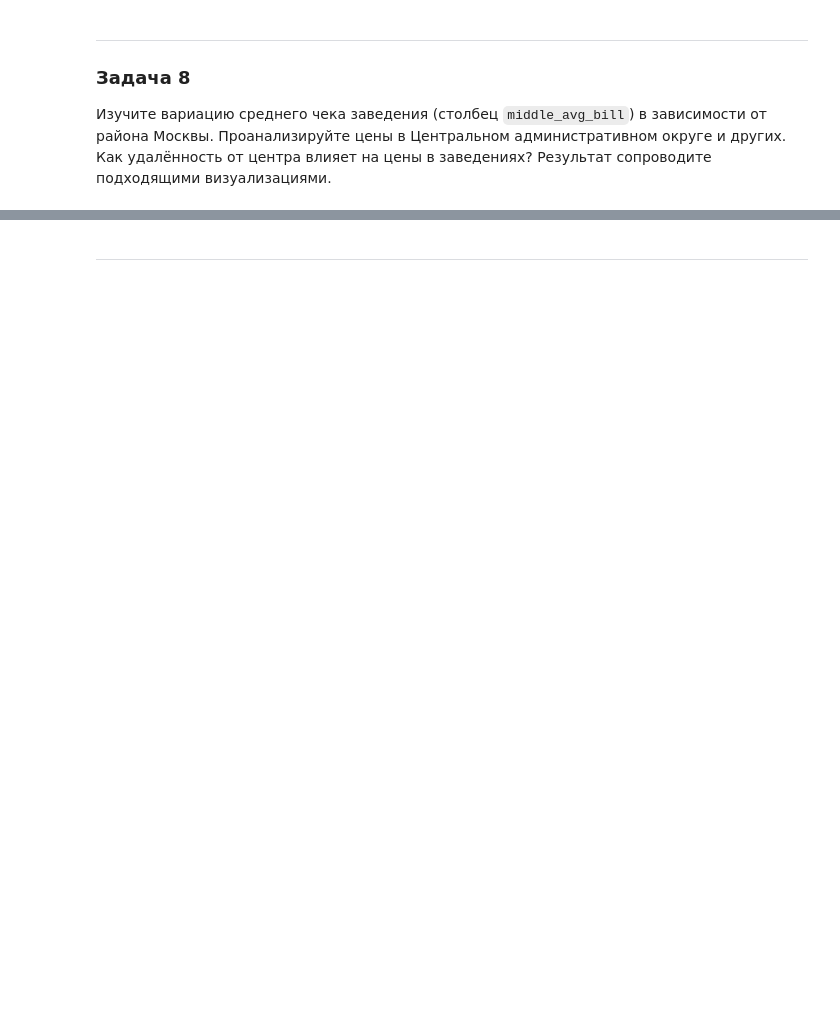
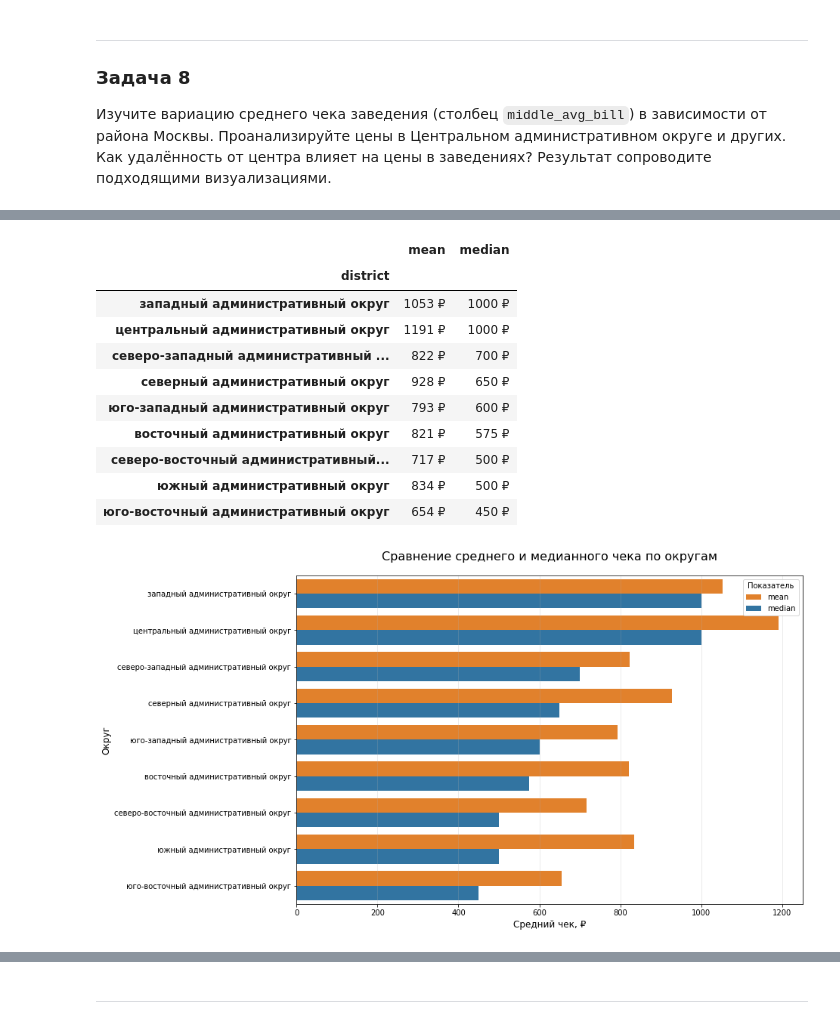
Before and after one commit to alexf2/yp_data_science_tasks, a Jupyter notebook: sprint7_pandas/sprint7_project_new.ipynb, the cells around one changed output, grey strips where cells are left out. Cells and saved outputs as stored; diff of their text form; code cells hidden in the pictures; blank space fills up the shorter version.

```diff
--- a/sprint7_pandas/sprint7_project_new.ipynb
+++ b/sprint7_pandas/sprint7_project_new.ipynb
@@ -1209,0 +1474,49 @@ plt.show()
+# %%
+districts_stats = rest_df.groupby('district')['middle_avg_bill'].agg(['mean', 'median'])
+
+# Сортируем по медиане для наглядности (самые дорогие округа вверху)
+districts_stats = districts_stats.sort_values(by='median', ascending=False)
+
+# Форматируем для красивого вывода (округляем и добавляем знак ₽)
+styled_districts = districts_stats.style.format({
+    'mean': '{:.0f} ₽',
+    'median': '{:.0f} ₽'
+})
+
+display(styled_districts)
+
+plot_data = districts_stats.reset_index()
+
+plt.figure(figsize=(12, 8))
+
+# Используем метод melt, чтобы превратить mean и median в одну колонку для seaborn
+plot_data_melted = plot_data.melt(id_vars='district', var_name='stat_type', value_name='value')
+
+sns.barplot(
+    data=plot_data_melted,
+    x='value',
+    y='district',
+    hue='stat_type',
+    palette={'mean': '#ff7f0e', 'median': '#1f77b4'} # Оранжевый для среднего, синий для медианы
+)
+
+plt.title('Сравнение среднего и медианного чека по округам', fontsize=16, pad=20)
+plt.xlabel('Средний чек, ₽', fontsize=12)
+plt.ylabel('Округ', fontsize=12)
+plt.legend(title='Показатель')
+plt.grid(axis='x', alpha=0.3)
+
+plt.show()
+# %% [output]
+|  | mean | median |
+| district |  |  |
+| западный административный округ | 1053 ₽ | 1000 ₽ |
+| центральный административный округ | 1191 ₽ | 1000 ₽ |
+| северо-западный административный ... | 822 ₽ | 700 ₽ |
+| северный административный округ | 928 ₽ | 650 ₽ |
+| юго-западный административный округ | 793 ₽ | 600 ₽ |
+| восточный административный округ | 821 ₽ | 575 ₽ |
+| северо-восточный административный... | 717 ₽ | 500 ₽ |
+| южный административный округ | 834 ₽ | 500 ₽ |
+| юго-восточный административный округ | 654 ₽ | 450 ₽ |
+[figure, added]
```
Also changed, not shown: parts of 35 cells of this notebook.
